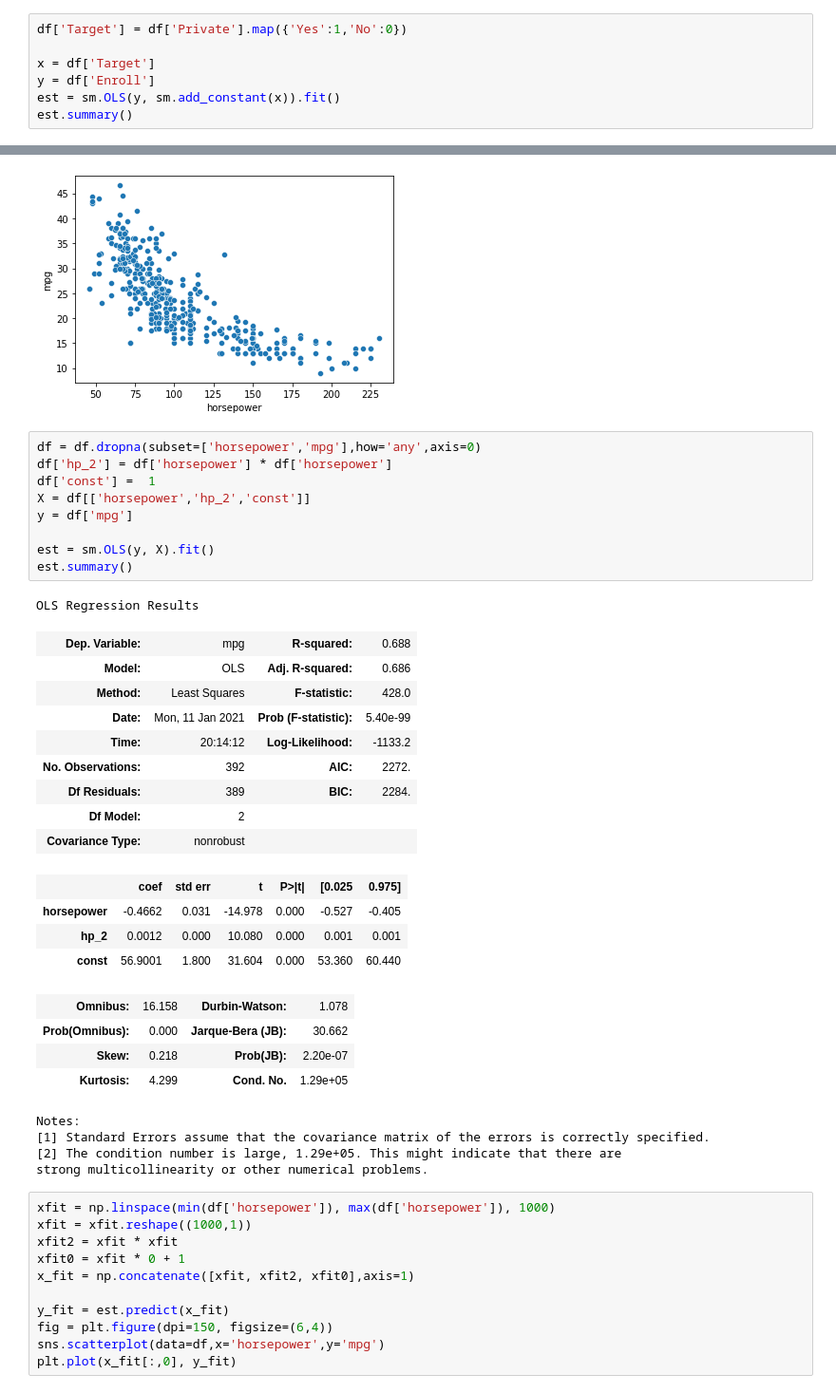
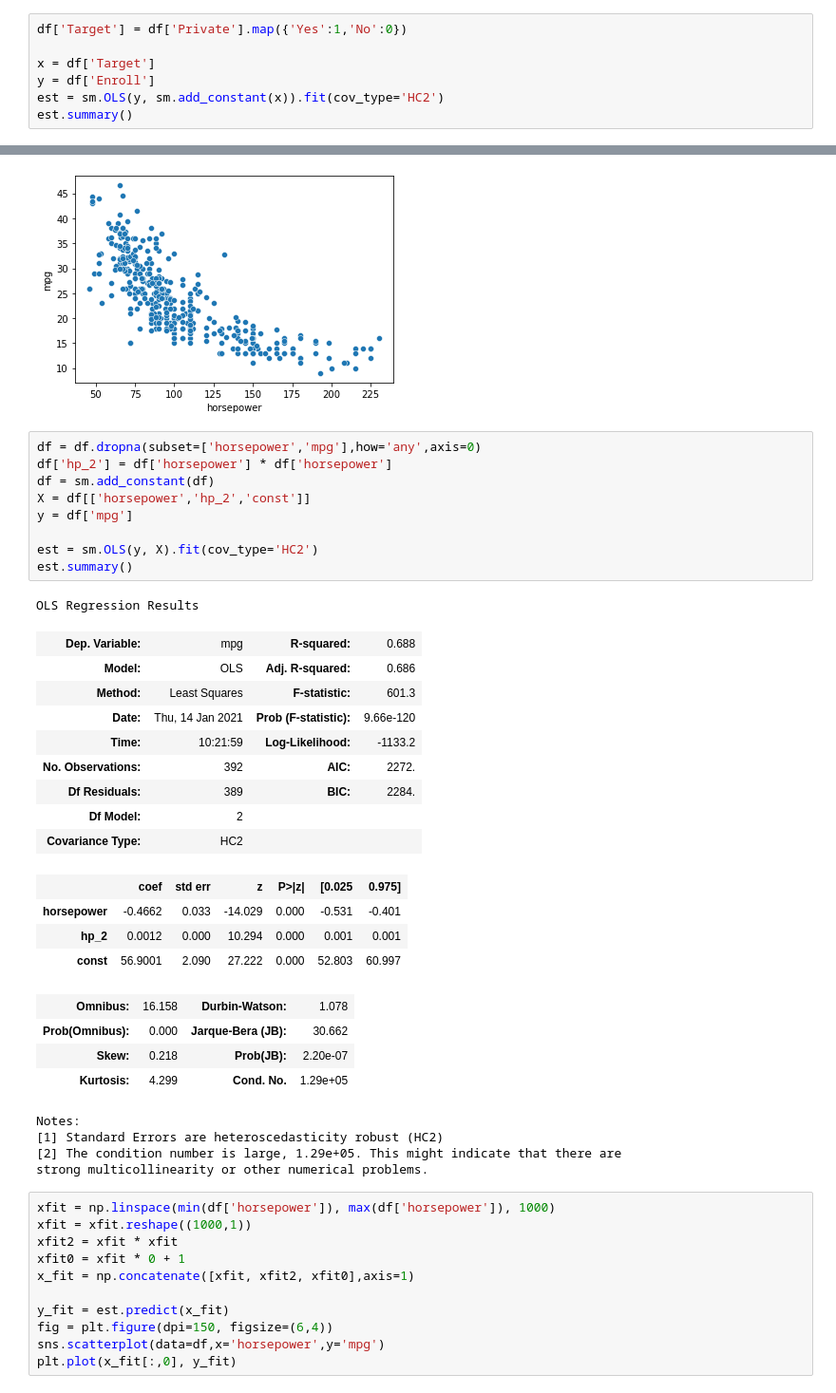
Before and after one commit to cb-ds-1/m3-2-regression-interpretation, a Jupyter notebook: workshop.ipynb, the cells around one changed output, grey strips where cells are left out. Shown at 95% size. Saved outputs shown, nothing was run; the diff lists cells and outputs as text.

```diff
--- a/workshop.ipynb
+++ b/workshop.ipynb
@@ -274,7 +274,7 @@ df['Target'] = df['Private'].map({'Yes':1,'No':0})
 
 x = df['Target']
 y = df['Enroll']
-est = sm.OLS(y, sm.add_constant(x)).fit()
+est = sm.OLS(y, sm.add_constant(x)).fit(cov_type='HC2')
 est.summary()
 # %% [output]
 OLS Regression Results
@@ -372,33 +372,33 @@ sns.scatterplot(data=df,x='horsepower',y='mpg')
 # %%
 df = df.dropna(subset=['horsepower','mpg'],how='any',axis=0)
 df['hp_2'] = df['horsepower'] * df['horsepower']
-df['const'] =  1
+df = sm.add_constant(df)
 X = df[['horsepower','hp_2','const']]
 y = df['mpg']
 
-est = sm.OLS(y, X).fit()
+est = sm.OLS(y, X).fit(cov_type='HC2')
 est.summary()
 # %% [output]
 OLS Regression Results
 | Dep. Variable: | mpg | R-squared: | 0.688 |
 | Model: | OLS | Adj. R-squared: | 0.686 |
-| Method: | Least Squares | F-statistic: | 428.0 |
-| Date: | Mon, 11 Jan 2021 | Prob (F-statistic): | 5.40e-99 |
-| Time: | 20:14:12 | Log-Likelihood: | -1133.2 |
+| Method: | Least Squares | F-statistic: | 601.3 |
+| Date: | Thu, 14 Jan 2021 | Prob (F-statistic): | 9.66e-120 |
+| Time: | 10:21:59 | Log-Likelihood: | -1133.2 |
 | No. Observations: | 392 | AIC: | 2272. |
 | Df Residuals: | 389 | BIC: | 2284. |
 | Df Model: | 2 |  |  |
-| Covariance Type: | nonrobust |  |  |
+| Covariance Type: | HC2 |  |  |
-|  | coef | std err | t | P>|t| | [0.025 | 0.975] |
-| horsepower | -0.4662 | 0.031 | -14.978 | 0.000 | -0.527 | -0.405 |
-| hp_2 | 0.0012 | 0.000 | 10.080 | 0.000 | 0.001 | 0.001 |
-| const | 56.9001 | 1.800 | 31.604 | 0.000 | 53.360 | 60.440 |
+|  | coef | std err | z | P>|z| | [0.025 | 0.975] |
+| horsepower | -0.4662 | 0.033 | -14.029 | 0.000 | -0.531 | -0.401 |
+| hp_2 | 0.0012 | 0.000 | 10.294 | 0.000 | 0.001 | 0.001 |
+| const | 56.9001 | 2.090 | 27.222 | 0.000 | 52.803 | 60.997 |
 | Omnibus: | 16.158 | Durbin-Watson: | 1.078 |
 | Prob(Omnibus): | 0.000 | Jarque-Bera (JB): | 30.662 |
 | Skew: | 0.218 | Prob(JB): | 2.20e-07 |
 | Kurtosis: | 4.299 | Cond. No. | 1.29e+05 |
 Notes:
-[1] Standard Errors assume that the covariance matrix of the errors is correctly specified.
+[1] Standard Errors are heteroscedasticity robust (HC2)
 [2] The condition number is large, 1.29e+05. This might indicate that there are
 strong multicollinearity or other numerical problems.
 # %%
```
Also changed, not shown: parts of 18 cells of this notebook.
